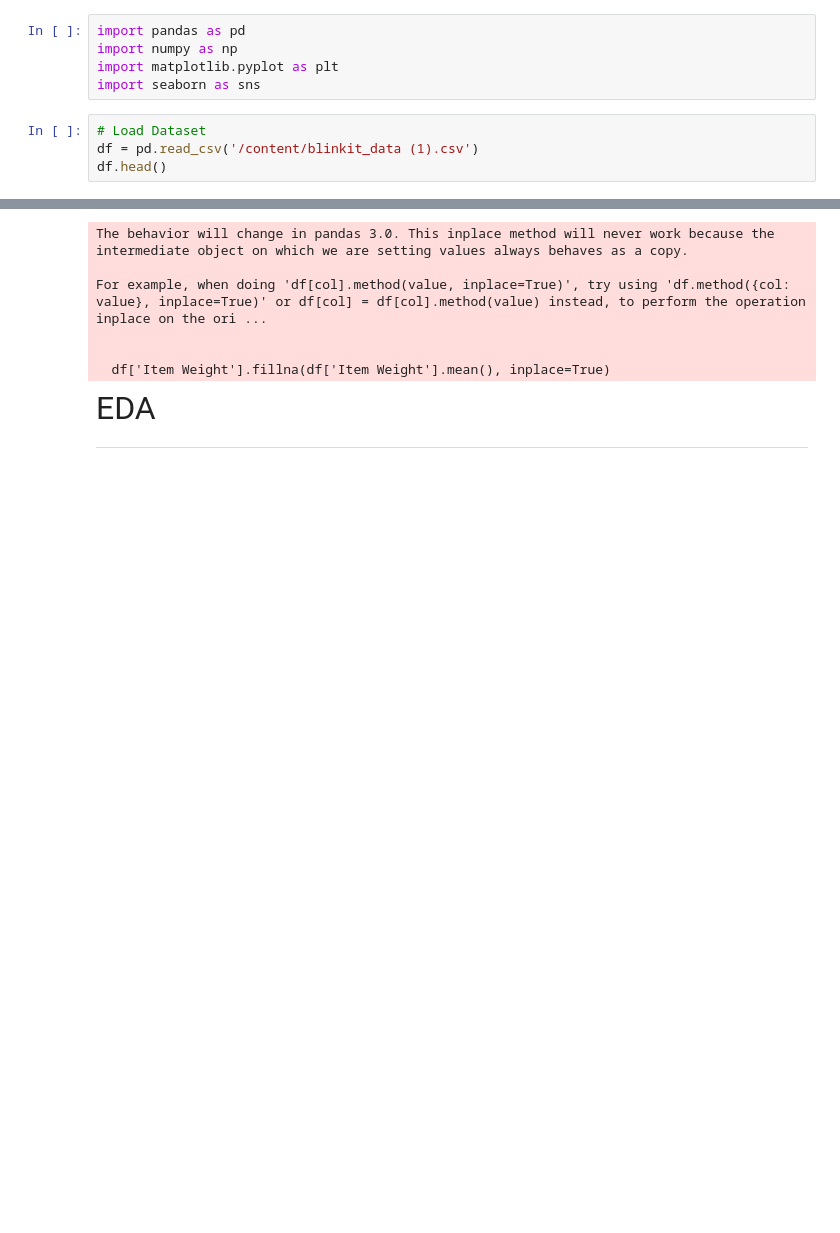
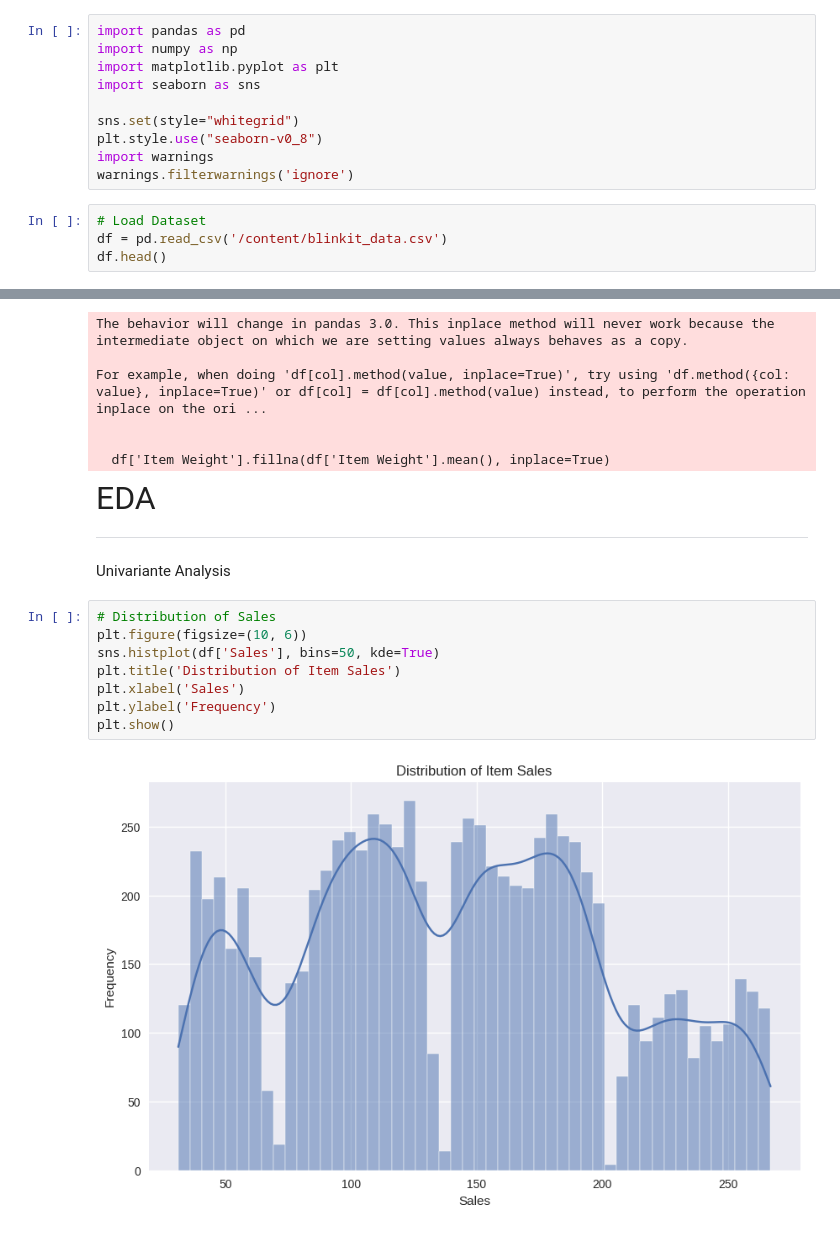
Before and after one commit to Kanakbaghel/Blinkit_Sales_and_Outlet_Performance_Analysis, a Jupyter notebook: Project_Notebook.ipynb, the cells around one changed output, grey strips where cells are left out. Cells and saved outputs as stored; diff of their text form; blank space fills up the shorter version.

```diff
--- a/Project_Notebook.ipynb
+++ b/Project_Notebook.ipynb
@@ -14,9 +14,14 @@ import pandas as pd
 import numpy as np
 import matplotlib.pyplot as plt
 import seaborn as sns
+
+sns.set(style="whitegrid")
+plt.style.use("seaborn-v0_8")
+import warnings
+warnings.filterwarnings('ignore')
 # %%
 # Load Dataset
-df = pd.read_csv('/content/blinkit_data (1).csv')
+df = pd.read_csv('/content/blinkit_data.csv')
 df.head()
 # %% [output]
 |  | Item Fat Content | Item Identifier | Item Type | Outlet Establishment Year | Outlet Identifier | ... |
@@ -168,3 +175,14 @@ For example, when doing 'df[col].method(value, inplace=True)', try using 'df.met
 <font size=6 color=blackpink> EDA
 
 ----------
+Univariante Analysis
+# %%
+# Distribution of Sales
+plt.figure(figsize=(10, 6))
+sns.histplot(df['Sales'], bins=50, kde=True)
+plt.title('Distribution of Item Sales')
+plt.xlabel('Sales')
+plt.ylabel('Frequency')
+plt.show()
+# %% [output]
+[figure, added]
```
Also changed, not shown: parts of 26 cells of this notebook.
